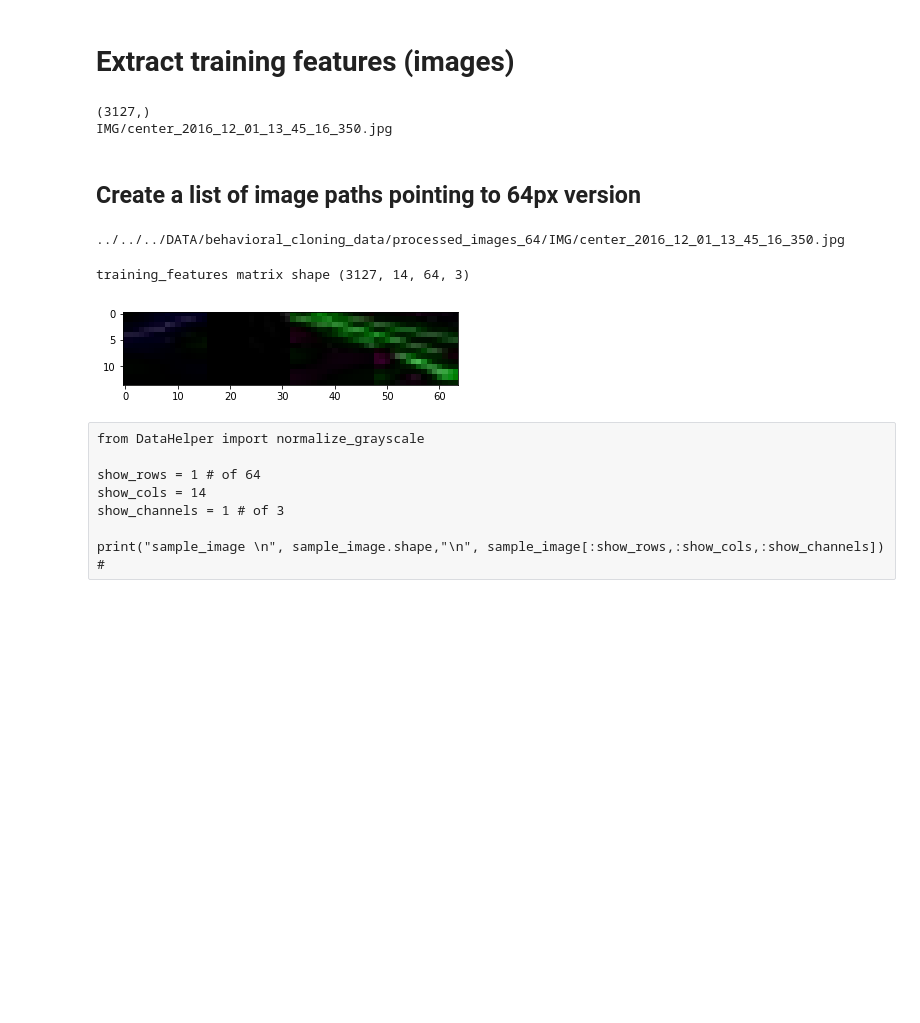
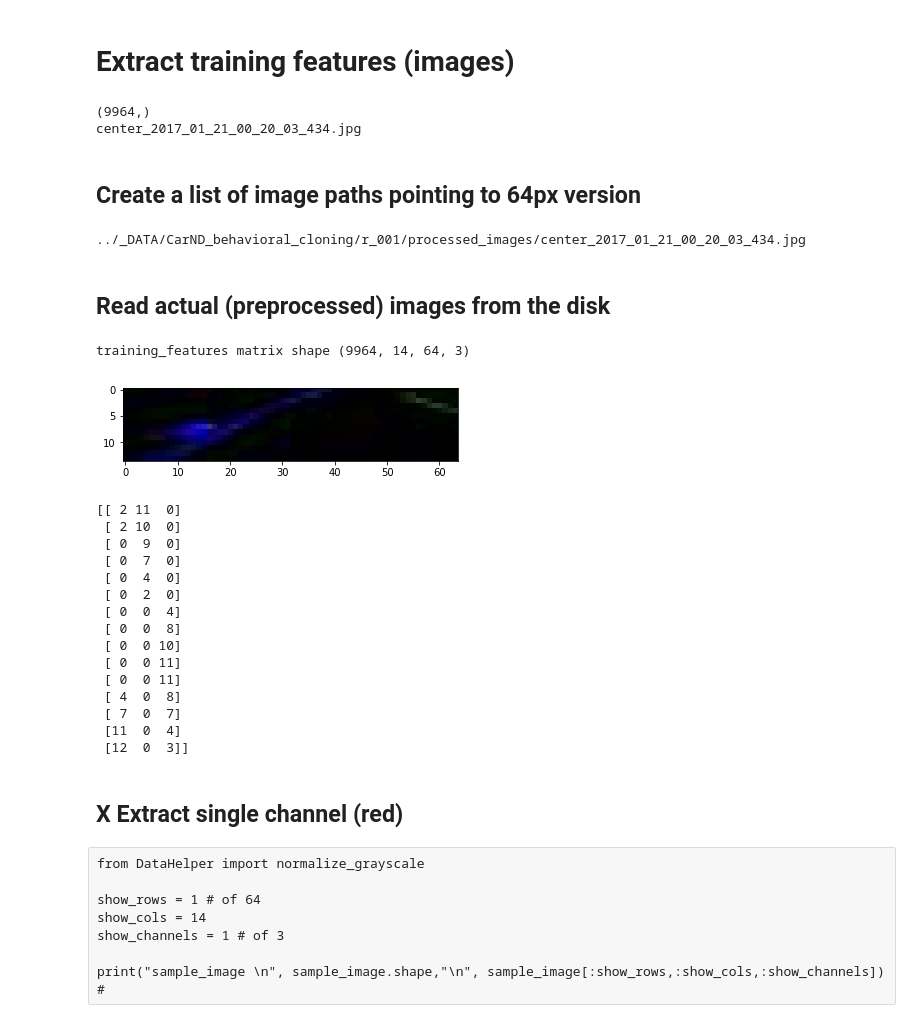
Before and after one commit to UkiDLucas/CarND-behavioral_cloning, a Jupyter notebook: model.ipynb, the cells around one changed output. Drawn from its saved outputs; the diff is of its cells as text; code cells hidden in the pictures; blank space fills up the shorter version.

```diff
--- a/model.ipynb
+++ b/model.ipynb
@@ -16,0 +7,16 @@ driving_data_csv = "driving_log_no_zeros.csv"
+# %%
+data_dir = "../_DATA/CarND_behavioral_cloning/r_001/"
+image_final_width = 64
+driving_data_csv = "driving_log_normalized.csv"
+processed_images_dir = "processed_images/"
+
+model_dir = "../_DATA/MODELS/"
+model_name = "model_p3_14x64x3_"
+batch_size = 256
+nb_epoch = 10
+# 30 epochs = 55 minutes on MacBook Pro
+
+# CONTINUE TRAINING ?
+should_retrain_existing_model = True
+model_to_continue_training = "model_p3_keras_tf_mini_14x64x3__epoch_30_val_acc_0.402555912543.h5"
+previous_trained_epochs = 30
@@ -168,12 +204,13 @@ for index in range(5):
 # Extract training features (images)
 # %%
 from DataHelper import get_image_center_values
+
 image_names = get_image_center_values(training)
 print(image_names.shape)
 print(image_names[1])
 # %% [output]
-(3127,)
-IMG/center_2016_12_01_13_45_16_350.jpg
+(9964,)
+center_2017_01_21_00_20_03_434.jpg
 # %% [markdown]
 ## Create a list of image paths pointing to 64px version
 # %%
@@ -182,18 +219,41 @@ for image_name in image_names:
     image_paths.extend([data_dir + processed_images_dir + image_name])
 print(image_paths[1])
 # %% [output]
-../../../DATA/behavioral_cloning_data/processed_images_64/IMG/center_2016_12_01_13_45_16_350.jpg
+../_DATA/CarND_behavioral_cloning/r_001/processed_images/center_2017_01_21_00_20_03_434.jpg
+# %% [markdown]
+## Read actual (preprocessed) images from the disk
 # %%
 from DataHelper import read_image
+
 training_features = np.array([ read_image(path) for path in image_paths] )
 
 print ("training_features matrix shape", training_features.shape)
 
-plt.imshow(training_features[2], cmap='gray')
+sample_image = training_features[2]
+plt.imshow(sample_image) # cmap='gray' , cmap='rainbow'
 plt.show()
+
+print(sample_image[0][0:15])
 # %% [output]
-training_features matrix shape (3127, 14, 64, 3)
+training_features matrix shape (9964, 14, 64, 3)
-[figure, old version]
+[figure, new version]
+[[ 2 11  0]
+ [ 2 10  0]
+ [ 0  9  0]
+ [ 0  7  0]
+ [ 0  4  0]
+ [ 0  2  0]
+ [ 0  0  4]
+ [ 0  0  8]
+ [ 0  0 10]
+ [ 0  0 11]
+ [ 0  0 11]
+ [ 4  0  8]
+ [ 7  0  7]
+ [11  0  4]
+ [12  0  3]]
+# %% [markdown]
+## X Extract single channel (red)
 # %% [raw]
 from DataHelper import normalize_grayscale
 
```
Also changed, not shown: parts of 49 cells of this notebook, 16 other files.
